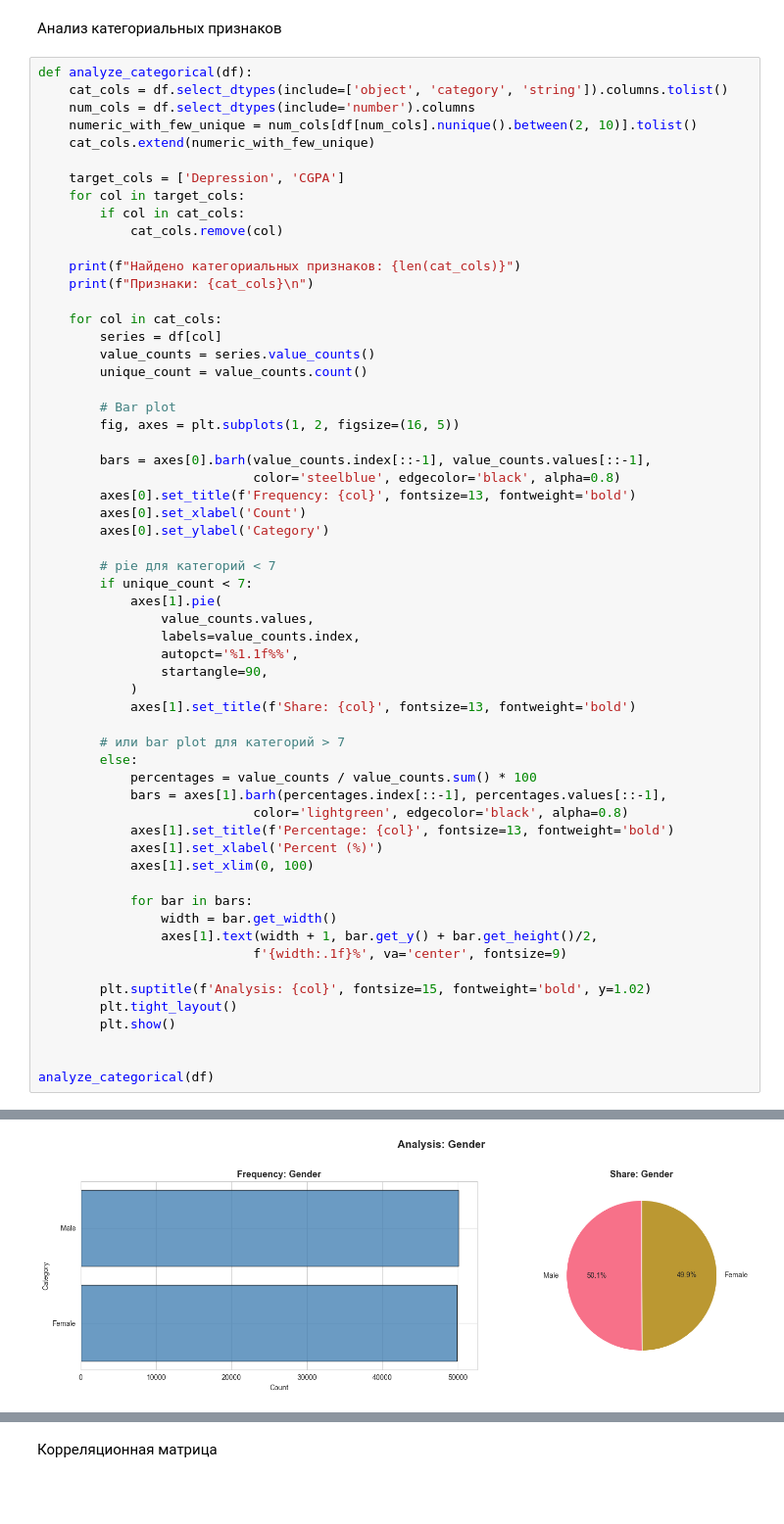
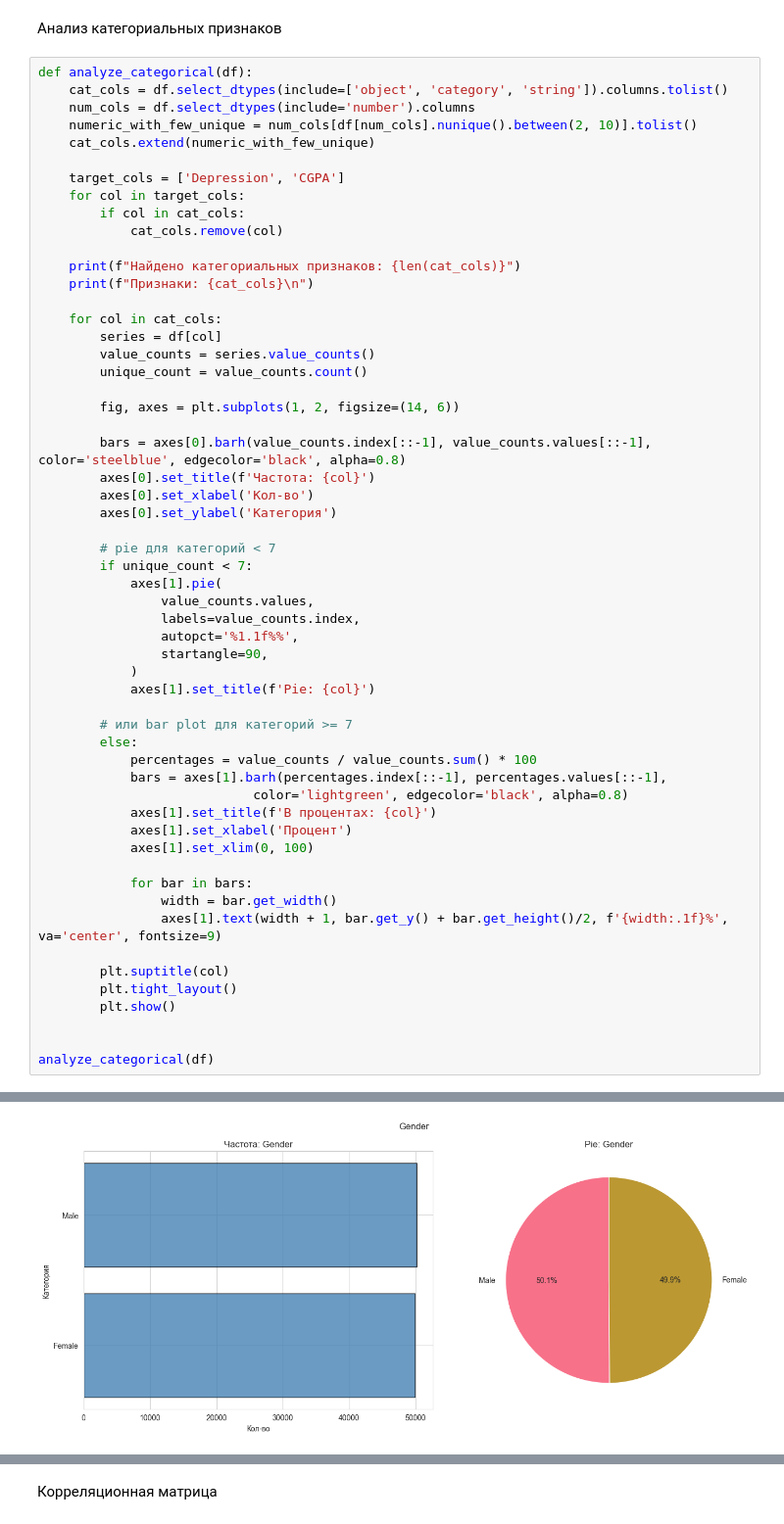
Before and after one commit to skyber20/frameworks, a Jupyter notebook: lab1/lab1.ipynb, the cells around one changed output, grey strips where cells are left out. Shown at 98% size. Drawn from its saved outputs; the diff is of its cells as text; blank space fills up the shorter version.

```diff
--- a/lab1/lab1.ipynb
+++ b/lab1/lab1.ipynb
@@ -205,46 +208,43 @@ def analyze_categorical(df):
         value_counts = series.value_counts()
         unique_count = value_counts.count()
 
-        # Bar plot
-        fig, axes = plt.subplots(1, 2, figsize=(16, 5))
+        fig, axes = plt.subplots(1, 2, figsize=(14, 6))
 
-        bars = axes[0].barh(value_counts.index[::-1], value_counts.values[::-1],
-                            color='steelblue', edgecolor='black', alpha=0.8)
-        axes[0].set_title(f'Frequency: {col}', fontsize=13, fontweight='bold')
-        axes[0].set_xlabel('Count')
-        axes[0].set_ylabel('Category')
+        bars = axes[0].barh(value_counts.index[::-1], value_counts.values[::-1], color='steelblue', edgecolor='black', alpha=0.8)
+        axes[0].set_title(f'Частота: {col}')
+        axes[0].set_xlabel('Кол-во')
+        axes[0].set_ylabel('Категория')
 
         # pie для категорий < 7
         if unique_count < 7:
             axes[1].pie(
                 value_counts.values,
                 labels=value_counts.index,
                 autopct='%1.1f%%',
                 startangle=90,
             )
-            axes[1].set_title(f'Share: {col}', fontsize=13, fontweight='bold')
+            axes[1].set_title(f'Pie: {col}')
 
-        # или bar plot для категорий > 7
+        # или bar plot для категорий >= 7
         else:
             percentages = value_counts / value_counts.sum() * 100
             bars = axes[1].barh(percentages.index[::-1], percentages.values[::-1],
                             color='lightgreen', edgecolor='black', alpha=0.8)
-            axes[1].set_title(f'Percentage: {col}', fontsize=13, fontweight='bold')
-            axes[1].set_xlabel('Percent (%)')
+            axes[1].set_title(f'В процентах: {col}')
+            axes[1].set_xlabel('Процент')
             axes[1].set_xlim(0, 100)
 
             for bar in bars:
                 width = bar.get_width()
-                axes[1].text(width + 1, bar.get_y() + bar.get_height()/2,
-                            f'{width:.1f}%', va='center', fontsize=9)
+                axes[1].text(width + 1, bar.get_y() + bar.get_height()/2, f'{width:.1f}%', va='center', fontsize=9)
 
-        plt.suptitle(f'Analysis: {col}', fontsize=15, fontweight='bold', y=1.02)
+        plt.suptitle(col)
         plt.tight_layout()
         plt.show()
 
 
 analyze_categorical(df)
 # %% [output]
 Найдено категориальных признаков: 4
 Признаки: ['Gender', 'Department', 'Age', 'Stress_Level']
-[figure, old version]
+[figure, new version]
```
Also changed, not shown: parts of 33 cells of this notebook.
